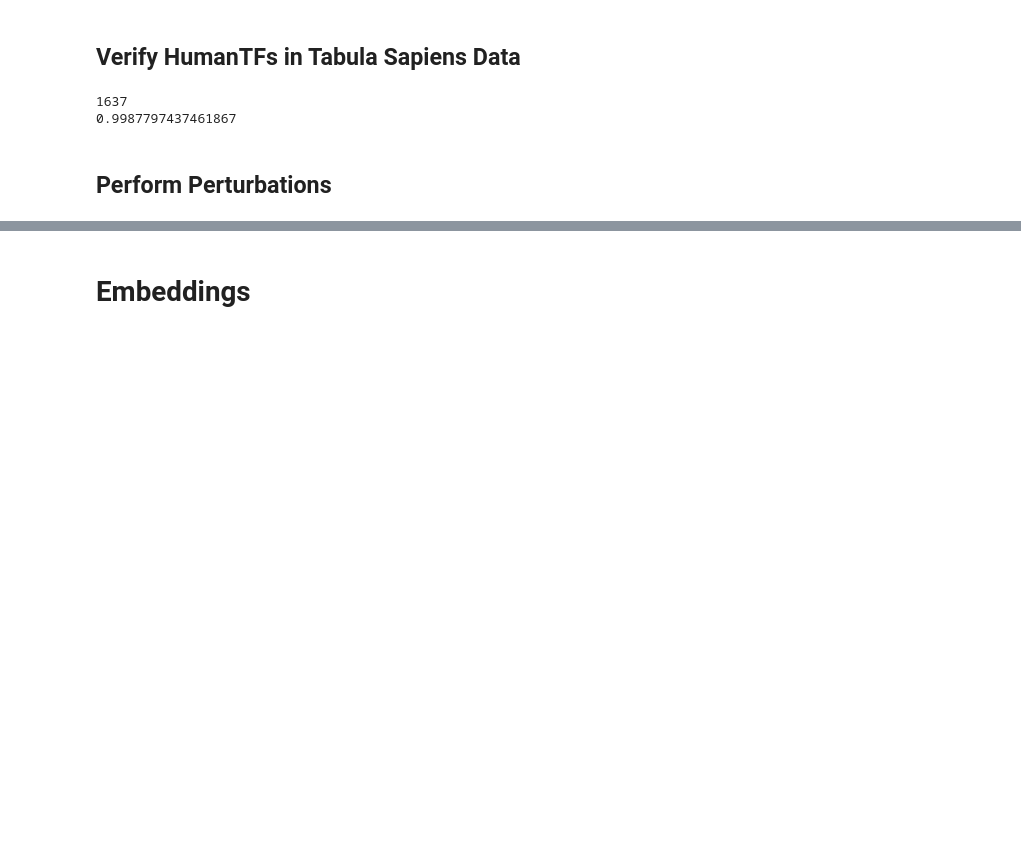
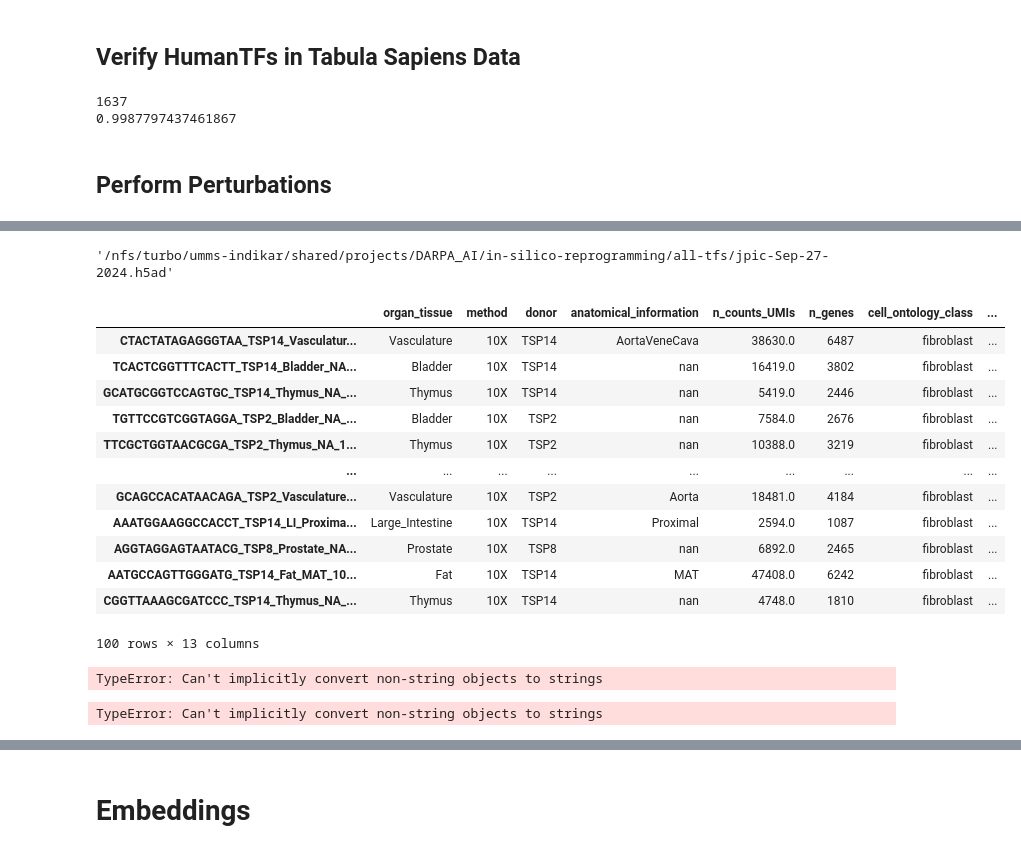
Before and after one commit to Jpickard1/scFoundationModels, a Jupyter notebook: notebooks/reprogramming/jpic-1k-v0.ipynb, the cells around one changed output, grey strips where cells are left out. Drawn from its saved outputs; the diff is of its cells as text; code cells hidden in the pictures; blank space fills up the shorter version.

Commit message:
files for the 1k perturbation experiment

```diff
--- a/notebooks/reprogramming/jpic-1k-v0.ipynb
+++ b/notebooks/reprogramming/jpic-1k-v0.ipynb
@@ -102,0 +114,18 @@ adata.obs
+# %%
+import pickle
+import numpy as np
+import time
+
+output_dir = "/scratch/indikar_root/indikar0/jpic/pb1k/data"
+
+# Define the perturbation values
+U = [-1, -0.75, -0.5, -0.25, 0.25, 0.5, 0.75, 1, 1.25, 1.5]
+
+# Calculate the maximum gene expression for each cell
+maximumGeneExpression = np.max(adata.X, axis=1).toarray()[:, np.newaxis]
+
+# Initialize the counter
+ctr = 0
+
+adata.obs = adata.obs[['TF', 'u']]
+adata.obs
@@ -184,0 +403,28 @@ ctr=10
+# %%
+output_file
+# %% [output]
+'/nfs/turbo/umms-indikar/shared/projects/DARPA_AI/in-silico-reprogramming/all-tfs/jpic-Sep-27-2024.h5ad'
+# %%
+adataFull.obs
+# %% [output]
+|  | organ_tissue | method | donor | anatomical_information | n_counts_UMIs | n_genes | cell_ontology_class | ... |
+| CTACTATAGAGGGTAA_TSP14_Vasculatur... | Vasculature | 10X | TSP14 | AortaVeneCava | 38630.0 | 6487 | fibroblast | ... |
+| TCACTCGGTTTCACTT_TSP14_Bladder_NA... | Bladder | 10X | TSP14 | nan | 16419.0 | 3802 | fibroblast | ... |
+| GCATGCGGTCCAGTGC_TSP14_Thymus_NA_... | Thymus | 10X | TSP14 | nan | 5419.0 | 2446 | fibroblast | ... |
+| TGTTCCGTCGGTAGGA_TSP2_Bladder_NA_... | Bladder | 10X | TSP2 | nan | 7584.0 | 2676 | fibroblast | ... |
+| TTCGCTGGTAACGCGA_TSP2_Thymus_NA_1... | Thymus | 10X | TSP2 | nan | 10388.0 | 3219 | fibroblast | ... |
+| ... | ... | ... | ... | ... | ... | ... | ... | ... |
+| GCAGCCACATAACAGA_TSP2_Vasculature... | Vasculature | 10X | TSP2 | Aorta | 18481.0 | 4184 | fibroblast | ... |
+| AAATGGAAGGCCACCT_TSP14_LI_Proxima... | Large_Intestine | 10X | TSP14 | Proximal | 2594.0 | 1087 | fibroblast | ... |
+| AGGTAGGAGTAATACG_TSP8_Prostate_NA... | Prostate | 10X | TSP8 | nan | 6892.0 | 2465 | fibroblast | ... |
+| AATGCCAGTTGGGATG_TSP14_Fat_MAT_10... | Fat | 10X | TSP14 | MAT | 47408.0 | 6242 | fibroblast | ... |
+| CGGTTAAAGCGATCCC_TSP14_Thymus_NA_... | Thymus | 10X | TSP14 | nan | 4748.0 | 1810 | fibroblast | ... |
+100 rows × 13 columns
+# %%
+sp.write_h5ad
+# %% [output]
+TypeError: Can't implicitly convert non-string objects to strings
+# %%
+adataFull.write_h5ad(str(output_file))
+# %% [output]
+TypeError: Can't implicitly convert non-string objects to strings
```
Also changed, not shown: parts of 31 cells of this notebook, 9 other files.
